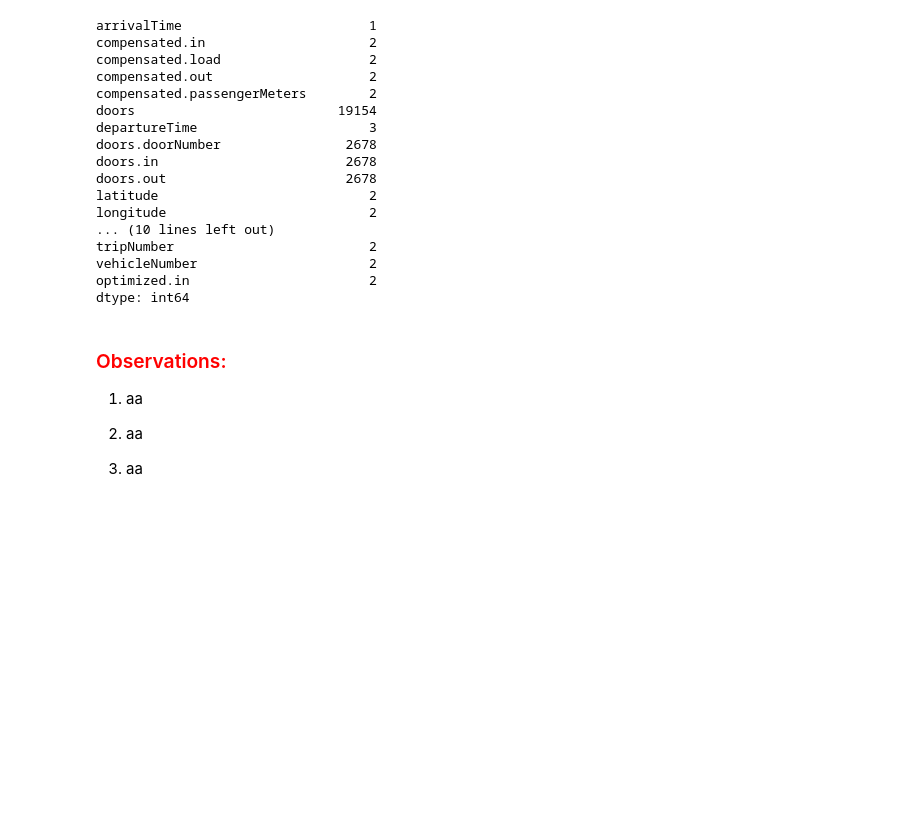
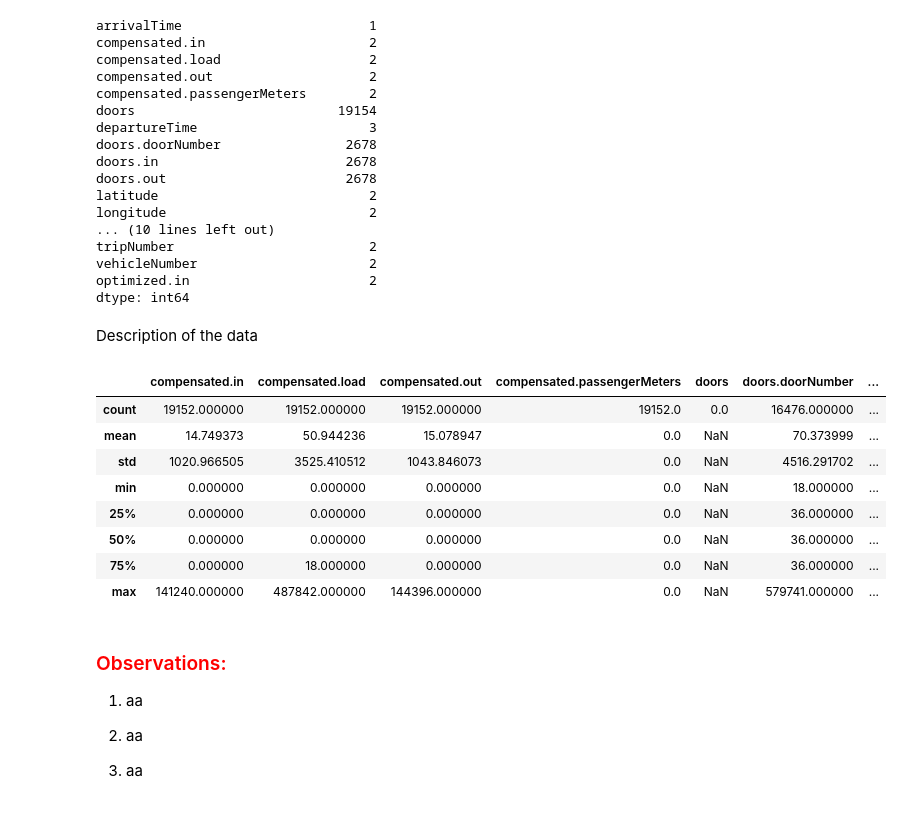
Before and after one commit to Abdullaha0/BusPassengerAnomaly, a Jupyter notebook: notebooks/exploratoryDataAnalysis.ipynb, the cells around one changed output. Saved outputs shown, nothing was run; the diff lists cells and outputs as text; code cells hidden in the pictures; blank space fills up the shorter version.

Commit message:
working on analysis, matched_stops.csv

```diff
--- a/notebooks/exploratoryDataAnalysis.ipynb
+++ b/notebooks/exploratoryDataAnalysis.ipynb
@@ -348,6 +348,20 @@ tripNumber                         2
 vehicleNumber                      2
 optimized.in                       2
 dtype: int64
+# %% [markdown]
+Description of the data
+# %%
+matched_stops.describe()
+# %% [output]
+|  | compensated.in | compensated.load | compensated.out | compensated.passengerMeters | doors | doors.doorNumber | ... |
+| count | 19152.000000 | 19152.000000 | 19152.000000 | 19152.0 | 0.0 | 16476.000000 | ... |
+| mean | 14.749373 | 50.944236 | 15.078947 | 0.0 | NaN | 70.373999 | ... |
+| std | 1020.966505 | 3525.410512 | 1043.846073 | 0.0 | NaN | 4516.291702 | ... |
+| min | 0.000000 | 0.000000 | 0.000000 | 0.0 | NaN | 18.000000 | ... |
+| 25% | 0.000000 | 0.000000 | 0.000000 | 0.0 | NaN | 36.000000 | ... |
+| 50% | 0.000000 | 0.000000 | 0.000000 | 0.0 | NaN | 36.000000 | ... |
+| 75% | 0.000000 | 18.000000 | 0.000000 | 0.0 | NaN | 36.000000 | ... |
+| max | 141240.000000 | 487842.000000 | 144396.000000 | 0.0 | NaN | 579741.000000 | ... |
 # %% [markdown]
 <h3 style="color: red;">Observations:</h3>
 
```
